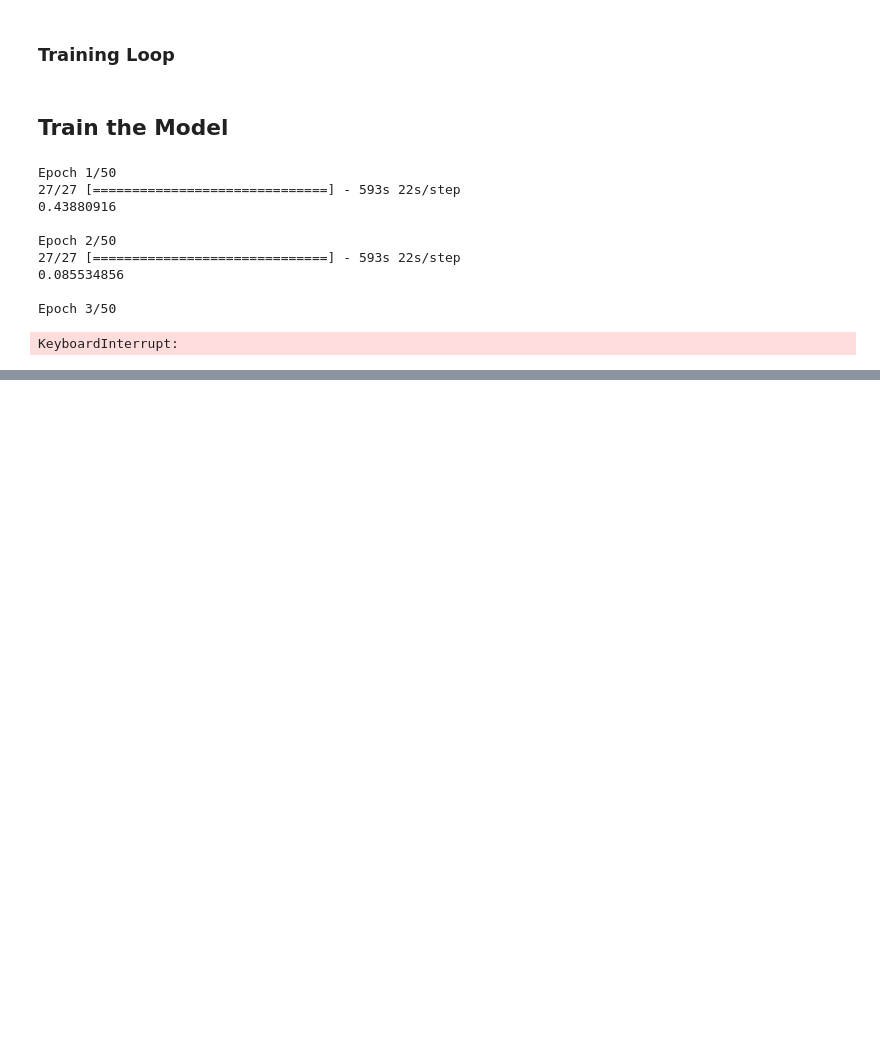
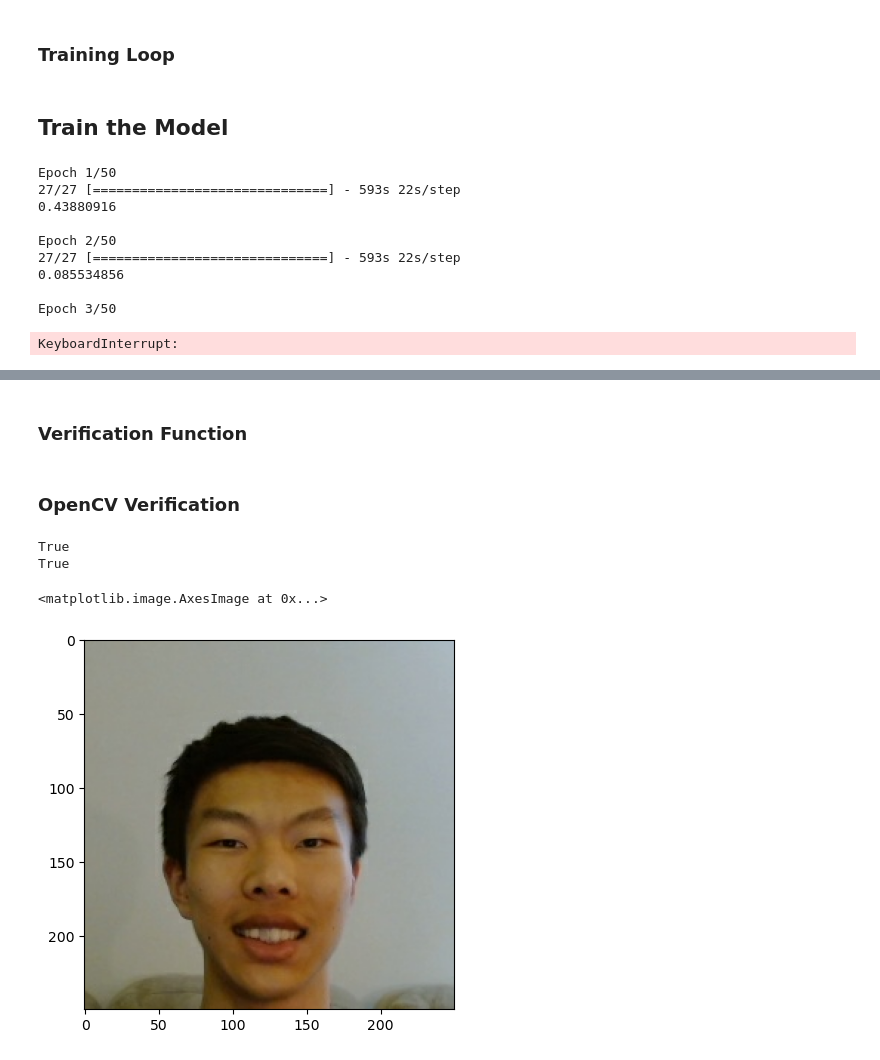
Before and after one commit to leonjiao5/FaceRecognition2023, a Jupyter notebook: Face Verification.ipynb, the cells around one changed output, grey strips where cells are left out. Drawn from its saved outputs; the diff is of its cells as text; code cells hidden in the pictures; blank space fills up the shorter version.

```diff
--- a/Face Verification.ipynb
+++ b/Face Verification.ipynb
@@ -618,0 +583,2 @@ array([1.        , 1.        , 1.        , 1.        , 1.        ,
+# %% [markdown]
+### Verification Function
@@ -618,0 +602,31 @@ array([1.        , 1.        , 1.        , 1.        , 1.        ,
+# %% [markdown]
+### OpenCV Verification
+# %%
+video = cv2.VideoCapture(1)
+
+while video.isOpened():
+    ret, frame = video.read()
+    frame = cv2.flip(frame, 1)
+
+    frame = frame[115:115+250, 190:190+250, :]
+
+    cv2.imshow("Verification", frame)
+
+    # Do verification
+    if cv2.waitKey(10) & 0xFF == ord('v'):
+        # Save input image to input_image folder
+        cv2.imwrite(os.path.join("application_data", "input_image", "input_image.jpg"), frame)
+
+        # Run verification
+        results, verdict = verify(model, 0.5, 0.5)
+        print(verdict)
+
+    # Exit loop
+    if cv2.waitKey(10) & 0xFF == ord('q'):
+        break
+
+video.release()
+cv2.destroyAllWindows()
+# %% [output]
+True
+True
@@ -618,0 +646,9 @@ array([1.        , 1.        , 1.        , 1.        , 1.        ,
+# %%
+# Display image (SANITY CHECK!)
+file_path = os.path.join("application_data", "input_image", "input_image.jpg")
+byte_img = tf.io.read_file(file_path)
+img = tf.io.decode_jpeg(byte_img)
+plt.imshow(img)
+# %% [output]
+<matplotlib.image.AxesImage at 0x...>
+[figure, added]
```
Also changed, not shown: parts of 75 cells of this notebook.
